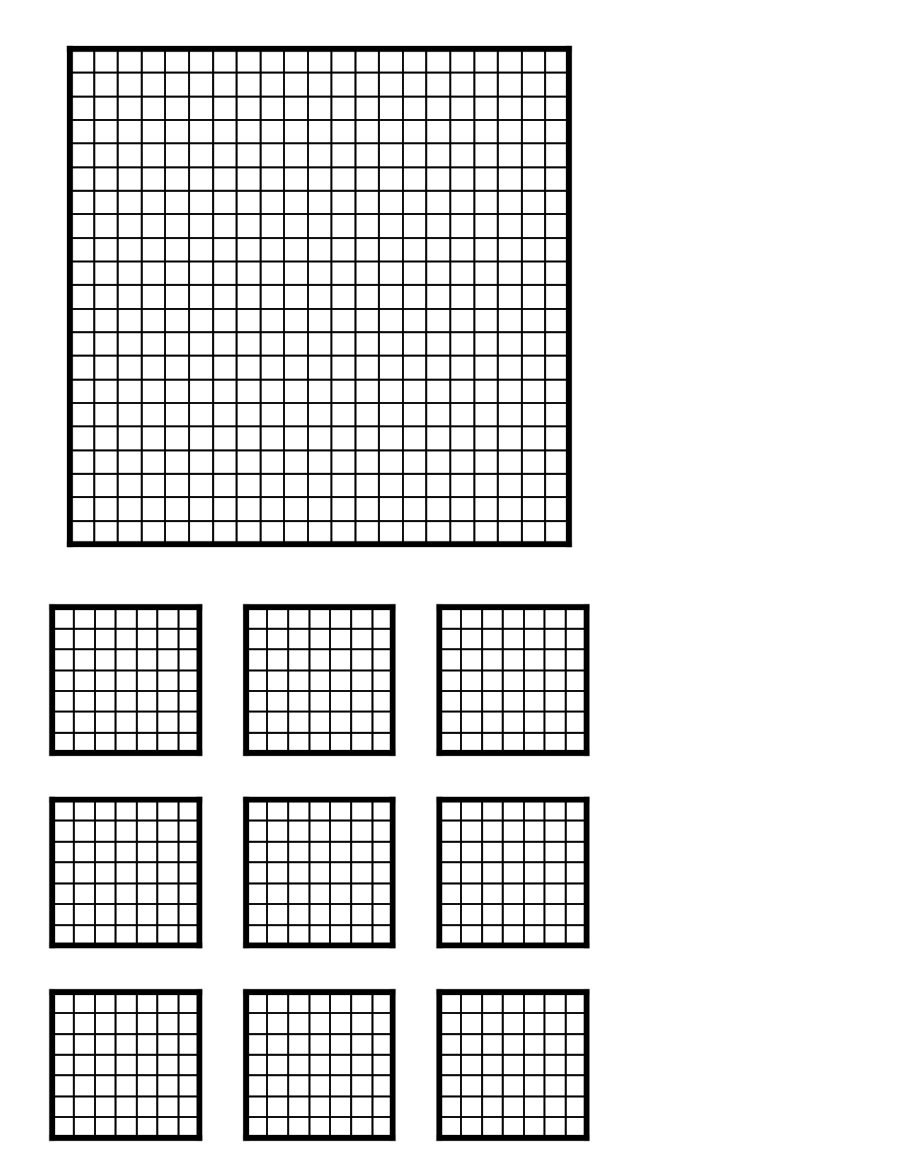
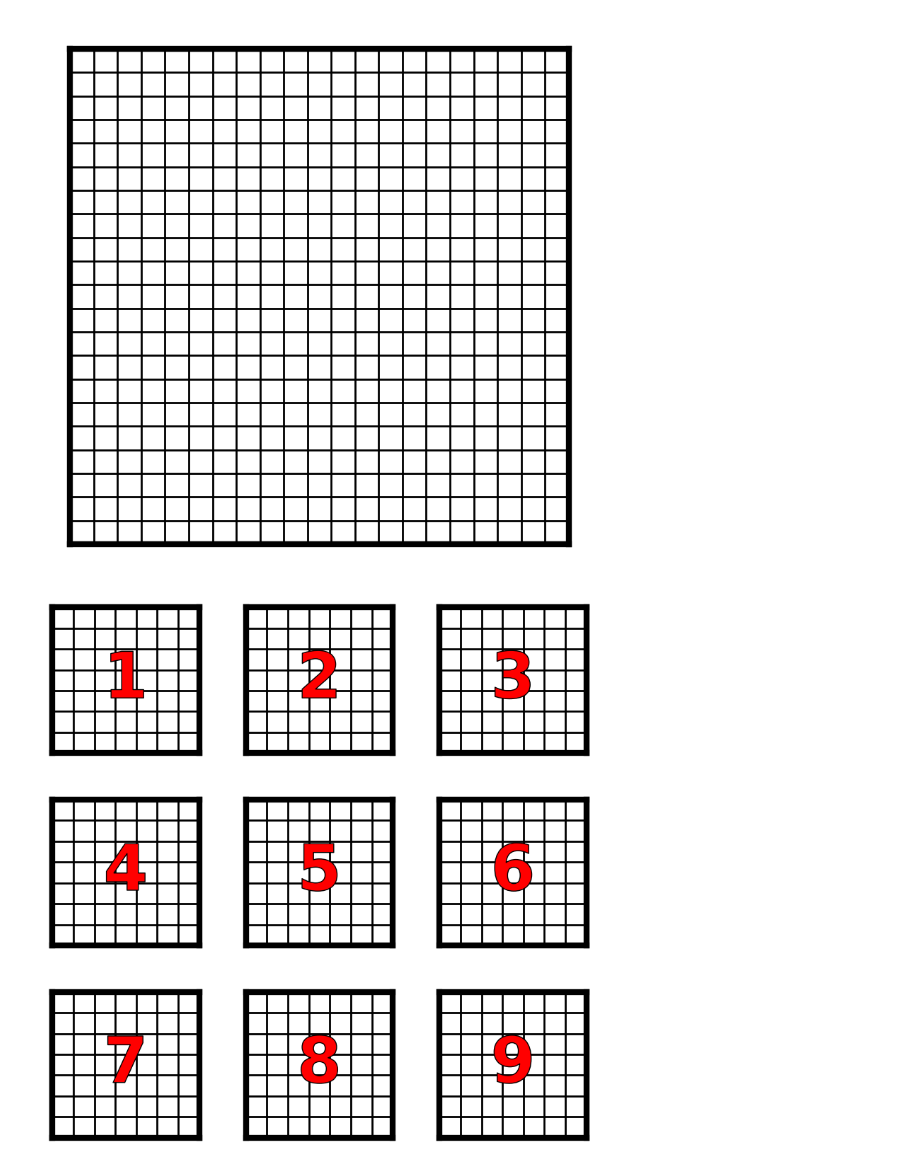
Before and after one commit to knelli2/candidacy, a Jupyter notebook: plots/plot_meshes.ipynb, the cells around one changed output. Drawn from its saved outputs; the diff is of its cells as text; code cells hidden in the pictures.

```diff
--- a/plots/plot_meshes.ipynb
+++ b/plots/plot_meshes.ipynb
@@ -40,27 +41,40 @@ fig.savefig("together.png", transparent=True)
 # %%
 fig = plt.figure(figsize=(size, size))
 
 axs = []
 
 spacing = np.linspace(0, 1, 8)
 x, y = np.meshgrid(spacing, spacing)
 
 for i in range(9):
     axs.append(fig.add_subplot(3, 3, i + 1))
     v_plots = axs[i].plot(x, y, color="black", linewidth=small_linewidth)
     h_plots = axs[i].plot(
         x.transpose(), y.transpose(), color="black", linewidth=small_linewidth
     )
+    txt = axs[i].text(
+        0.5,
+        0.5,
+        f"{i+1}",
+        color="red",
+        size=65,
+        weight="bold",
+        ha="center",
+        va="center",
+    )
+    txt.set_path_effects(
+        [path_effects.Stroke(linewidth=small_linewidth / 2, foreground="black")]
+    )
     axs[i].set_axis_off()
     v_plots[0].set_linewidth(border_linewidth)
     v_plots[-1].set_linewidth(border_linewidth)
     h_plots[0].set_linewidth(border_linewidth)
     h_plots[-1].set_linewidth(border_linewidth)
 
 # fig.tight_layout()
 
 plt.show()
 # plt.savefig("exploded.png")
 fig.savefig("exploded.png", transparent=True)
 # %% [output]
-[figure, old version]
+[figure, new version]
```
Also changed, not shown: parts of 1 cell of this notebook, 1 other file.
